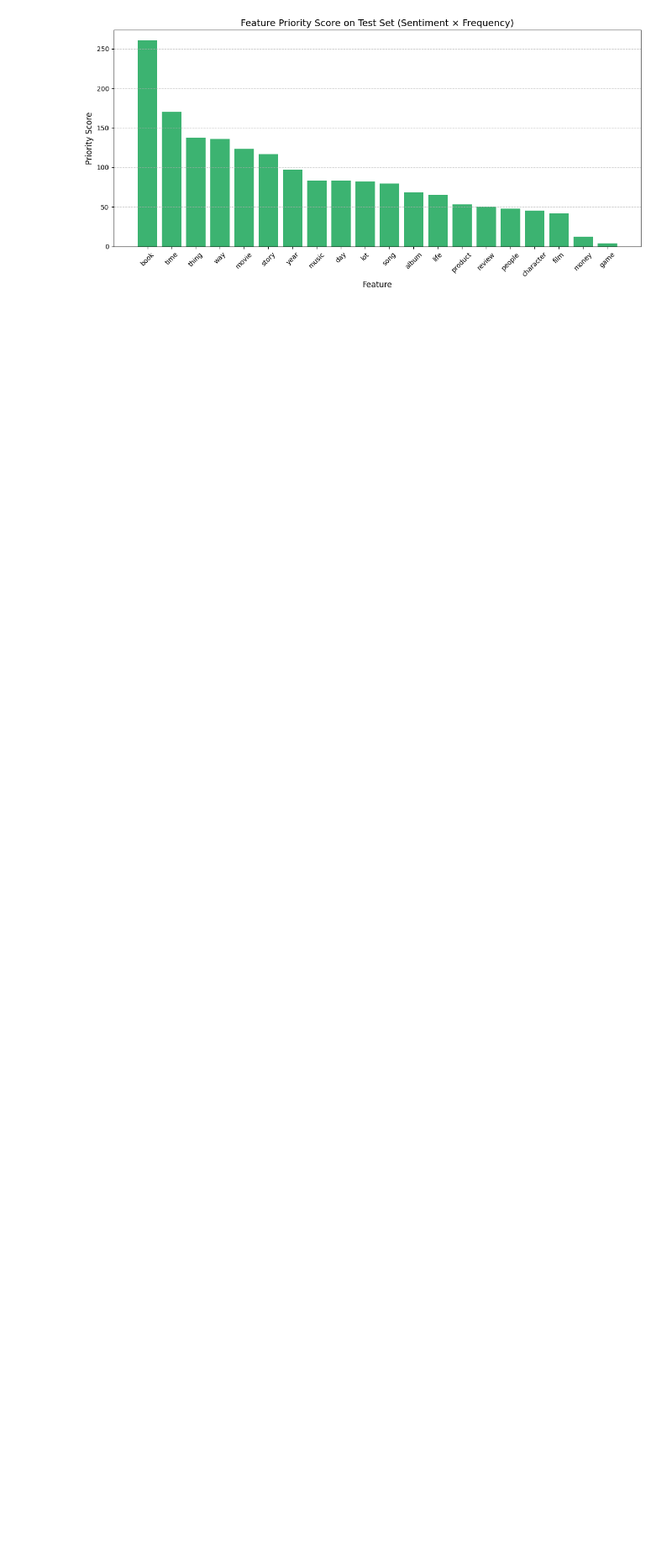
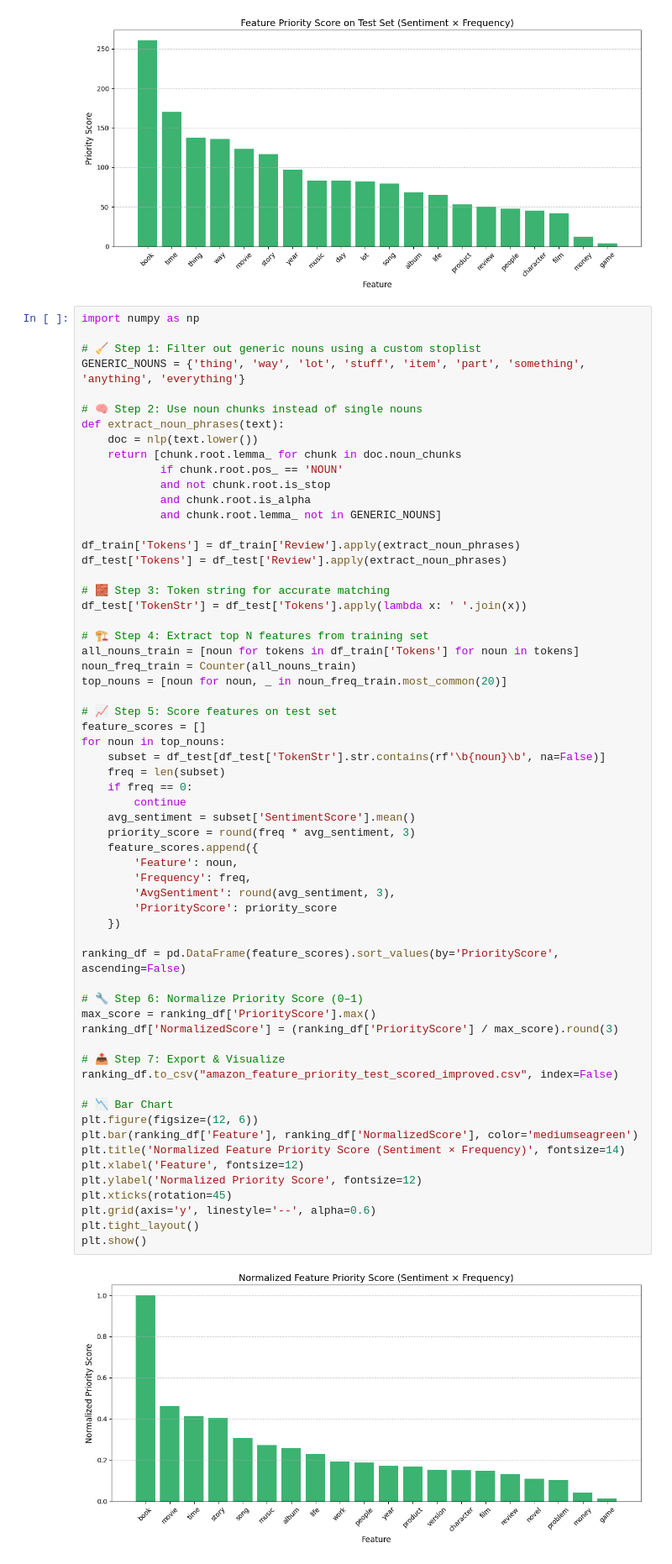
Before and after one commit to Nithinsai4/Amazon-Feature-Prioritization-, a Jupyter notebook: Ticket_Opimization.ipynb, the cells around one changed output. Shown: that part at 84% size. Cells and saved outputs as stored; diff of their text form; blank space fills up the shorter version.

```diff
--- a/Ticket_Opimization.ipynb
+++ b/Ticket_Opimization.ipynb
@@ -109,3 +109,66 @@ plt.show()
 11      money        336         0.036         12.244
 14       game         90         0.041          3.724
 [figure]
+# %%
+import numpy as np
+
+# 🧹 Step 1: Filter out generic nouns using a custom stoplist
+GENERIC_NOUNS = {'thing', 'way', 'lot', 'stuff', 'item', 'part', 'something', 'anything', 'everything'}
+
+# 🧠 Step 2: Use noun chunks instead of single nouns
+def extract_noun_phrases(text):
+    doc = nlp(text.lower())
+    return [chunk.root.lemma_ for chunk in doc.noun_chunks
+            if chunk.root.pos_ == 'NOUN'
+            and not chunk.root.is_stop
+            and chunk.root.is_alpha
+            and chunk.root.lemma_ not in GENERIC_NOUNS]
+
+df_train['Tokens'] = df_train['Review'].apply(extract_noun_phrases)
+df_test['Tokens'] = df_test['Review'].apply(extract_noun_phrases)
+
+# 🧱 Step 3: Token string for accurate matching
+df_test['TokenStr'] = df_test['Tokens'].apply(lambda x: ' '.join(x))
+
+# 🏗️ Step 4: Extract top N features from training set
+all_nouns_train = [noun for tokens in df_train['Tokens'] for noun in tokens]
+noun_freq_train = Counter(all_nouns_train)
+top_nouns = [noun for noun, _ in noun_freq_train.most_common(20)]
+
+# 📈 Step 5: Score features on test set
+feature_scores = []
+for noun in top_nouns:
+    subset = df_test[df_test['TokenStr'].str.contains(rf'\b{noun}\b', na=False)]
+    freq = len(subset)
+    if freq == 0:
+        continue
+    avg_sentiment = subset['SentimentScore'].mean()
+    priority_score = round(freq * avg_sentiment, 3)
+    feature_scores.append({
+        'Feature': noun,
+        'Frequency': freq,
+        'AvgSentiment': round(avg_sentiment, 3),
+        'PriorityScore': priority_score
+    })
+
+ranking_df = pd.DataFrame(feature_scores).sort_values(by='PriorityScore', ascending=False)
+
+# 🔧 Step 6: Normalize Priority Score (0–1)
+max_score = ranking_df['PriorityScore'].max()
+ranking_df['NormalizedScore'] = (ranking_df['PriorityScore'] / max_score).round(3)
+
+# 📤 Step 7: Export & Visualize
+ranking_df.to_csv("amazon_feature_priority_test_scored_improved.csv", index=False)
+
+# 📉 Bar Chart
+plt.figure(figsize=(12, 6))
+plt.bar(ranking_df['Feature'], ranking_df['NormalizedScore'], color='mediumseagreen')
+plt.title('Normalized Feature Priority Score (Sentiment × Frequency)', fontsize=14)
+plt.xlabel('Feature', fontsize=12)
+plt.ylabel('Normalized Priority Score', fontsize=12)
+plt.xticks(rotation=45)
+plt.grid(axis='y', linestyle='--', alpha=0.6)
+plt.tight_layout()
+plt.show()
+# %% [output]
+[figure, added]
```
